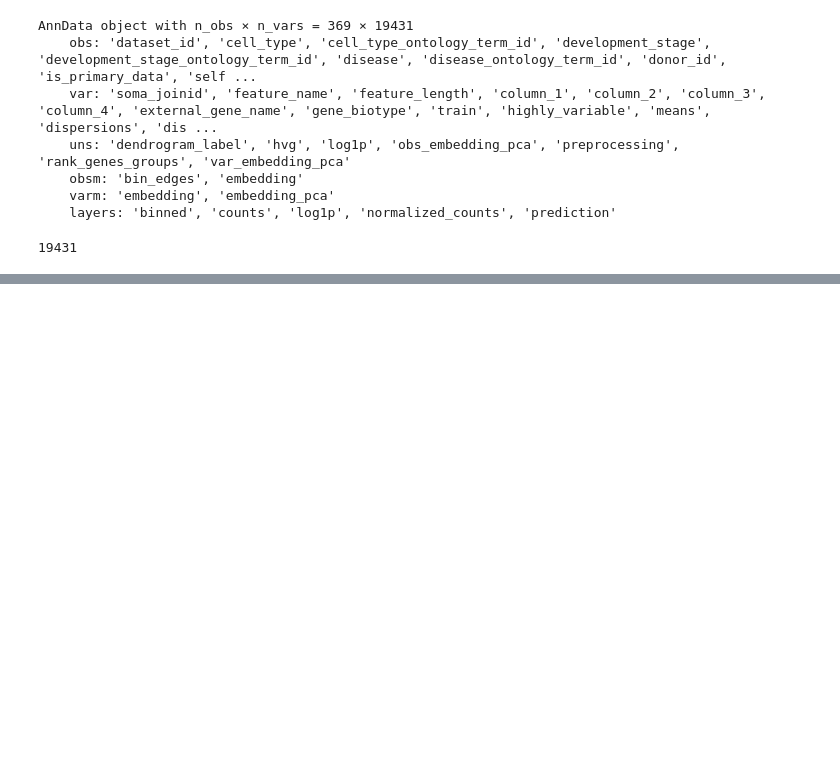
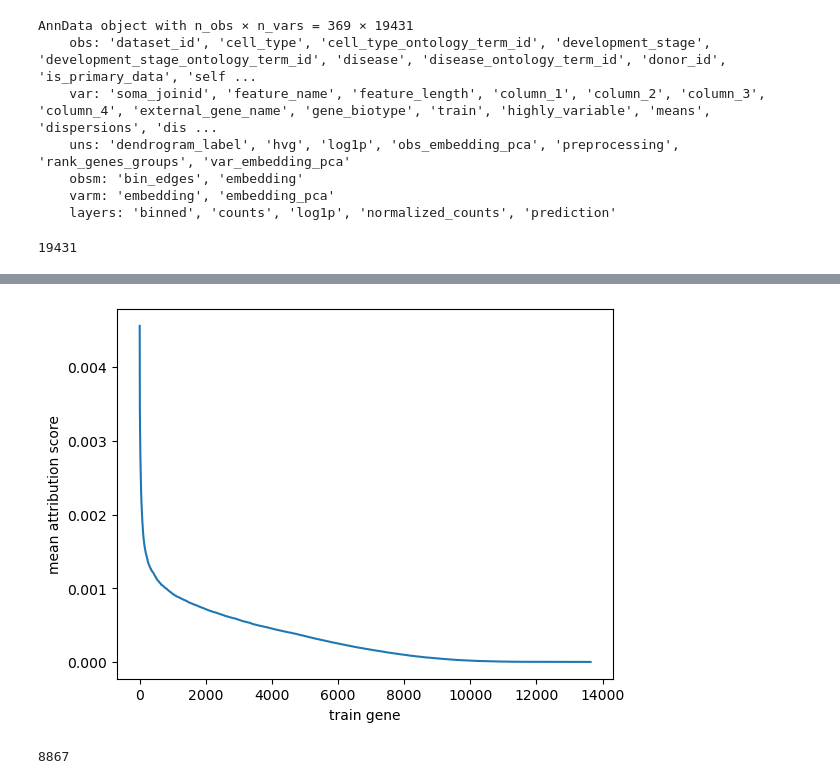
Before and after one commit to sofroniewn/rosa, a Jupyter notebook: notebooks/explain_cell.ipynb, the cells around one changed output, grey strips where cells are left out. Saved outputs shown, nothing was run; the diff lists cells and outputs as text; code cells hidden in the pictures; blank space fills up the shorter version.

```diff
--- a/notebooks/explain_cell.ipynb
+++ b/notebooks/explain_cell.ipynb
@@ -323,0 +257,10 @@ plt.imshow(np.mean(np.abs(full_attrs_G_train[np.logical_not(adata.obs['train'])]
+# %%
+plt.plot(np.arange(len(z_avg)), np.sort(z_avg)[::-1]);
+plt.xlabel('train gene');
+plt.ylabel('mean attribution score');
+# %% [output]
+[figure, added]
+# %%
+z_avg.argmax()
+# %% [output]
+8867
```
Also changed, not shown: parts of 97 cells of this notebook, 6 other files.
